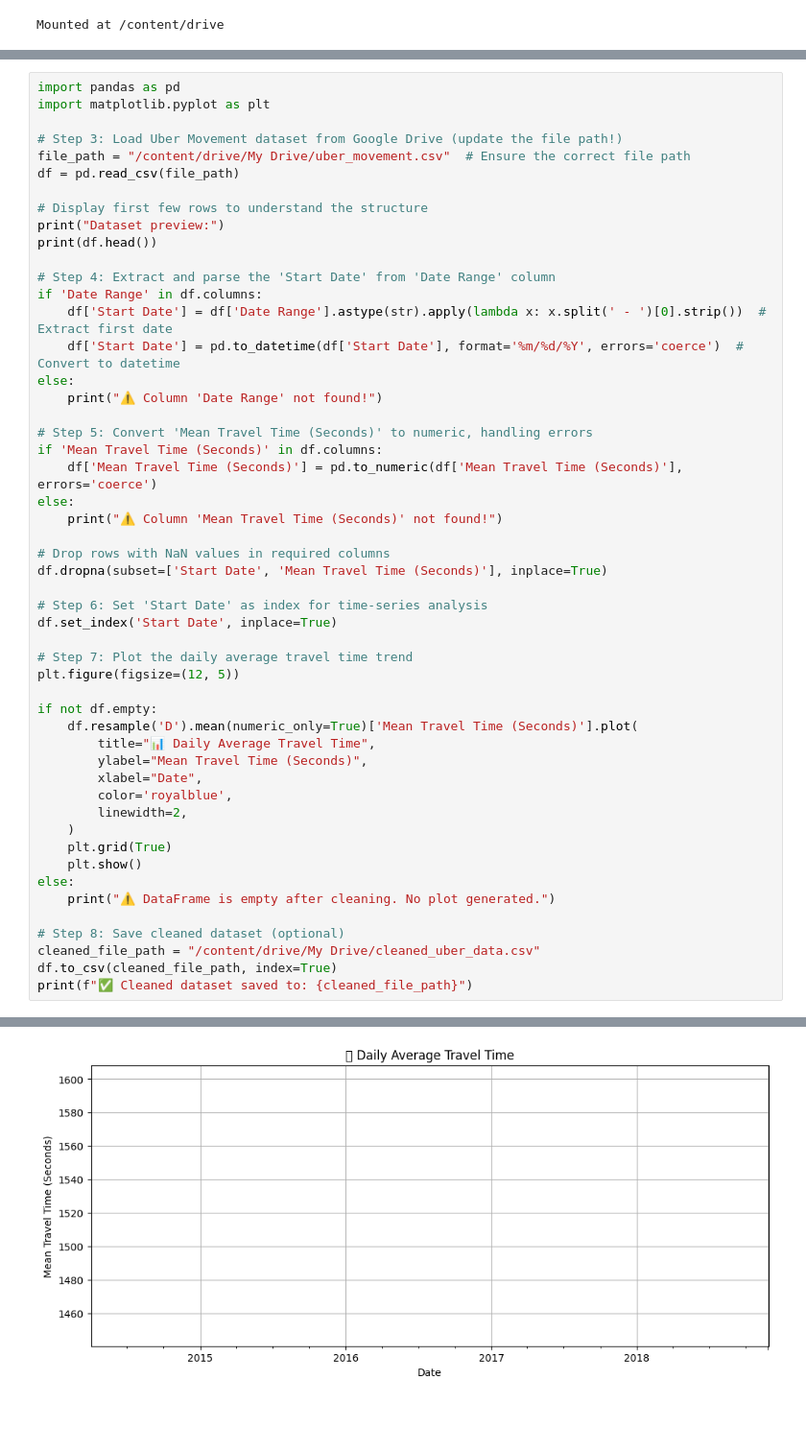
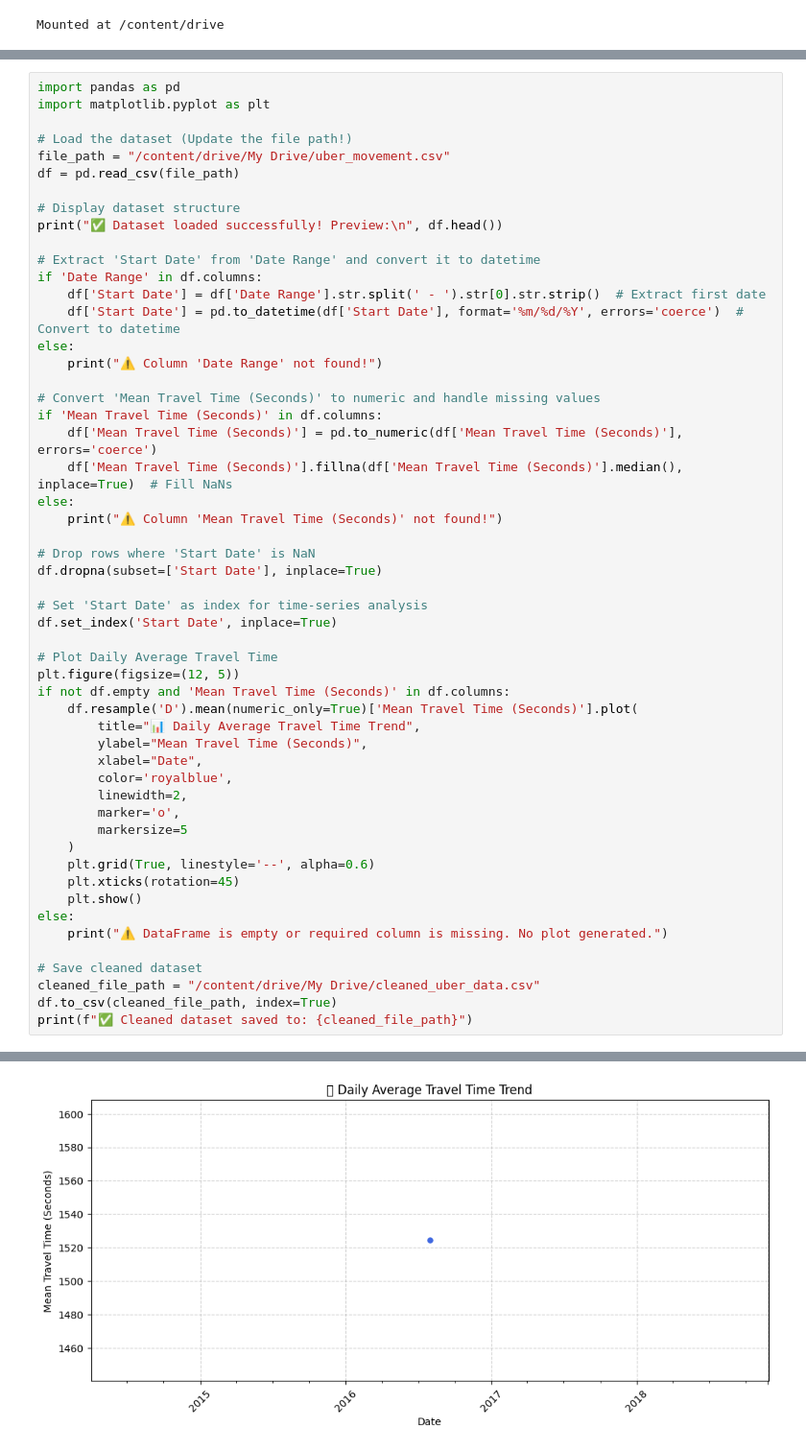
Before and after one commit to Izzah-Khursheed/Smart-Urban-Planning---Traffic-Flow-Optimizer, a Jupyter notebook: Data_Fetching.ipynb, the cells around one changed output, grey strips where cells are left out. Shown at 96% size. Drawn from its saved outputs; the diff is of its cells as text; blank space fills up the shorter version.

```diff
--- a/Data_Fetching.ipynb
+++ b/Data_Fetching.ipynb
@@ -295,50 +338,52 @@ Mounted at /content/drive
 import pandas as pd
 import matplotlib.pyplot as plt
 
-# Step 3: Load Uber Movement dataset from Google Drive (update the file path!)
-file_path = "/content/drive/My Drive/uber_movement.csv"  # Ensure the correct file path
+# Load the dataset (Update the file path!)
+file_path = "/content/drive/My Drive/uber_movement.csv"
 df = pd.read_csv(file_path)
 
-# Display first few rows to understand the structure
-print("Dataset preview:")
-print(df.head())
+# Display dataset structure
+print("✅ Dataset loaded successfully! Preview:\n", df.head())
 
-# Step 4: Extract and parse the 'Start Date' from 'Date Range' column
+# Extract 'Start Date' from 'Date Range' and convert it to datetime
 if 'Date Range' in df.columns:
-    df['Start Date'] = df['Date Range'].astype(str).apply(lambda x: x.split(' - ')[0].strip())  # Extract first date
+    df['Start Date'] = df['Date Range'].str.split(' - ').str[0].str.strip()  # Extract first date
     df['Start Date'] = pd.to_datetime(df['Start Date'], format='%m/%d/%Y', errors='coerce')  # Convert to datetime
 else:
     print("⚠️ Column 'Date Range' not found!")
 
-# Step 5: Convert 'Mean Travel Time (Seconds)' to numeric, handling errors
+# Convert 'Mean Travel Time (Seconds)' to numeric and handle missing values
 if 'Mean Travel Time (Seconds)' in df.columns:
     df['Mean Travel Time (Seconds)'] = pd.to_numeric(df['Mean Travel Time (Seconds)'], errors='coerce')
+    df['Mean Travel Time (Seconds)'].fillna(df['Mean Travel Time (Seconds)'].median(), inplace=True)  # Fill NaNs
 else:
     print("⚠️ Column 'Mean Travel Time (Seconds)' not found!")
 
-# Drop rows with NaN values in required columns
-df.dropna(subset=['Start Date', 'Mean Travel Time (Seconds)'], inplace=True)
+# Drop rows where 'Start Date' is NaN
+df.dropna(subset=['Start Date'], inplace=True)
 
-# Step 6: Set 'Start Date' as index for time-series analysis
+# Set 'Start Date' as index for time-series analysis
 df.set_index('Start Date', inplace=True)
 
-# Step 7: Plot the daily average travel time trend
+# Plot Daily Average Travel Time
 plt.figure(figsize=(12, 5))
-
-if not df.empty:
+if not df.empty and 'Mean Travel Time (Seconds)' in df.columns:
     df.resample('D').mean(numeric_only=True)['Mean Travel Time (Seconds)'].plot(
-        title="📊 Daily Average Travel Time",
+        title="📊 Daily Average Travel Time Trend",
         ylabel="Mean Travel Time (Seconds)",
         xlabel="Date",
         color='royalblue',
         linewidth=2,
+        marker='o',
+        markersize=5
     )
-    plt.grid(True)
+    plt.grid(True, linestyle='--', alpha=0.6)
+    plt.xticks(rotation=45)
     plt.show()
 else:
-    print("⚠️ DataFrame is empty after cleaning. No plot generated.")
+    print("⚠️ DataFrame is empty or required column is missing. No plot generated.")
 
-# Step 8: Save cleaned dataset (optional)
+# Save cleaned dataset
 cleaned_file_path = "/content/drive/My Drive/cleaned_uber_data.csv"
 df.to_csv(cleaned_file_path, index=True)
 print(f"✅ Cleaned dataset saved to: {cleaned_file_path}")
@@ -363 +414 @@ Dataset preview:
-[figure, old version]
+[figure, new version]
```
Also changed, not shown: parts of 2 cells of this notebook.
